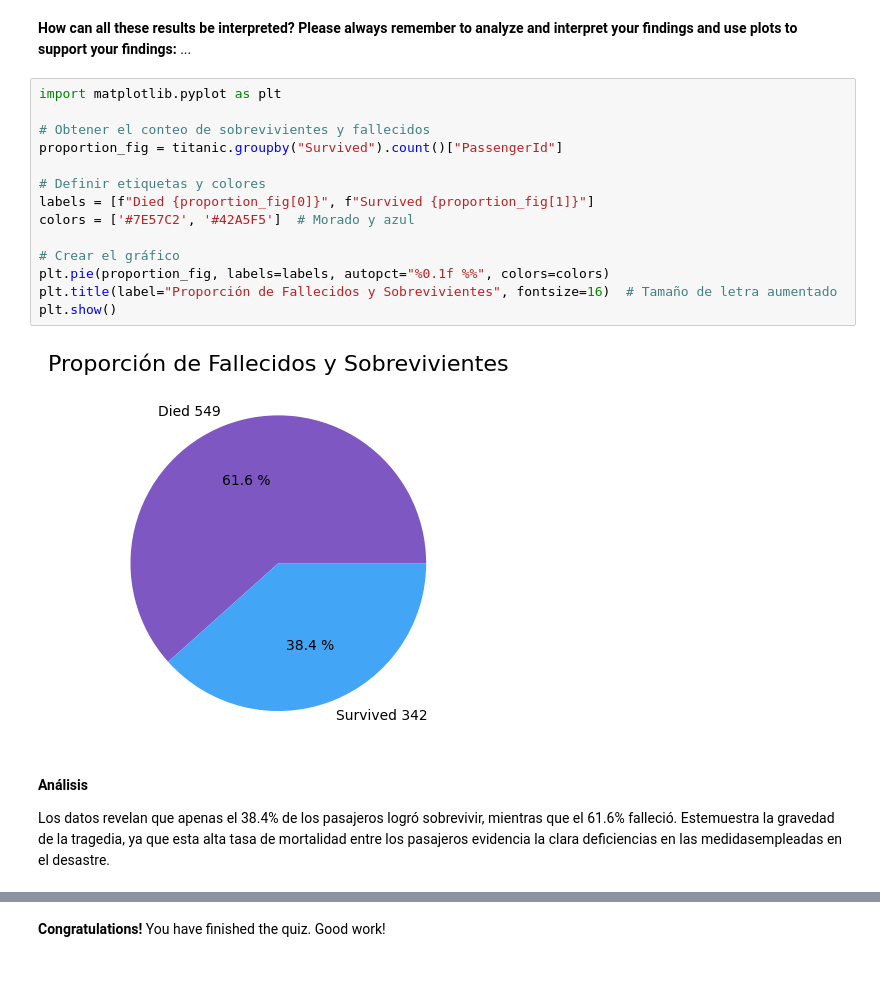
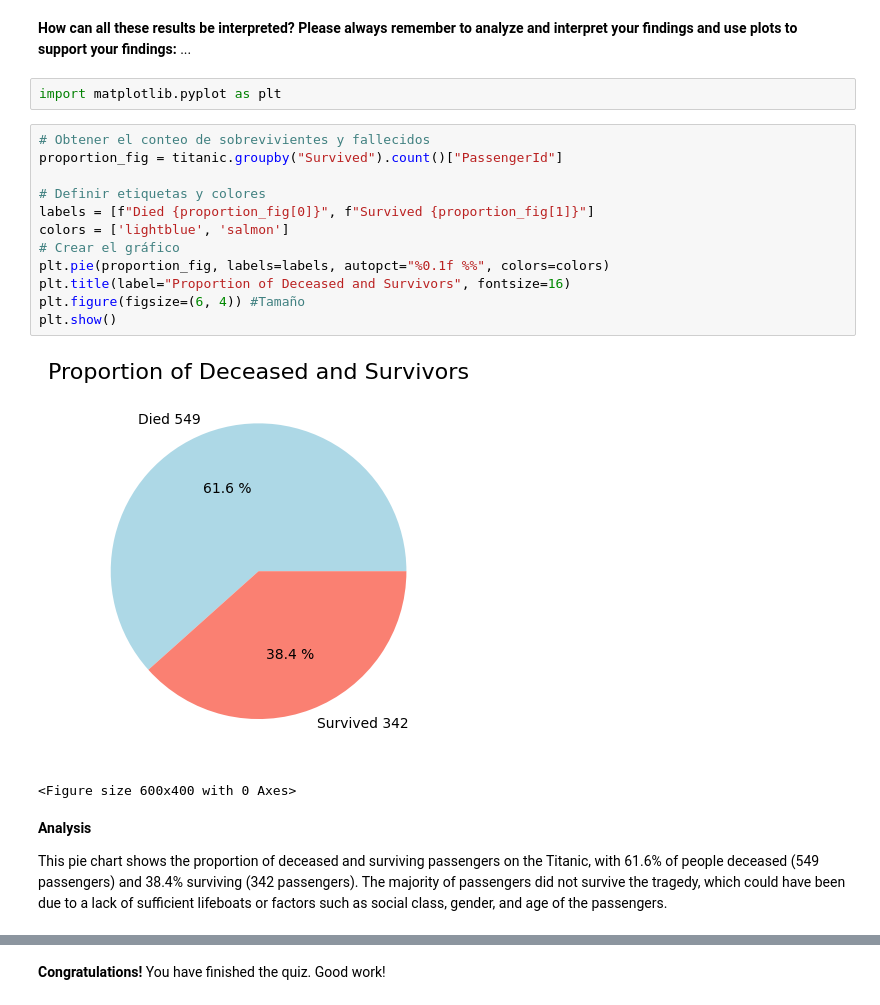
Before and after one commit to marcarvajalma/AlgorithmsUN2024II, a Jupyter notebook: Quiz2/marcarvajalma_Quiz2.ipynb, the cells around one changed output, grey strips where cells are left out. Saved outputs shown, nothing was run; the diff lists cells and outputs as text; blank space fills up the shorter version.

```diff
--- a/Quiz2/marcarvajalma_Quiz2.ipynb
+++ b/Quiz2/marcarvajalma_Quiz2.ipynb
@@ -801,24 +780,25 @@ The output of the above cell should be:
 * *statsmodels.graphics.mosaicplot* has the **`mosaic`** plot analyze one factore versus another factor.
 # %% [markdown]
 **How can all these results be interpreted? Please always remember to analyze and interpret your findings and use plots to support your findings:** ...
+# %%
+import matplotlib.pyplot as plt
 # %%
-import matplotlib.pyplot as plt
-
 # Obtener el conteo de sobrevivientes y fallecidos
 proportion_fig = titanic.groupby("Survived").count()["PassengerId"]
 
 # Definir etiquetas y colores
 labels = [f"Died {proportion_fig[0]}", f"Survived {proportion_fig[1]}"]
-colors = ['#7E57C2', '#42A5F5']  # Morado y azul
-
+colors = ['lightblue', 'salmon']
 # Crear el gráfico
 plt.pie(proportion_fig, labels=labels, autopct="%0.1f %%", colors=colors)
-plt.title(label="Proporción de Fallecidos y Sobrevivientes", fontsize=16)  # Tamaño de letra aumentado
+plt.title(label="Proportion of Deceased and Survivors", fontsize=16)
+plt.figure(figsize=(6, 4)) #Tamaño
 plt.show()
 # %% [output]
-[figure, old version]
+[figure, new version]
+<Figure size 600x400 with 0 Axes>
-# %% [markdown]
-**Análisis**
-
-Los datos revelan que apenas el 38.4% de los pasajeros logró sobrevivir, mientras que el 61.6% falleció. Estemuestra la gravedad de la tragedia, ya que esta alta tasa de mortalidad entre los pasajeros evidencia la clara deficiencias en las medidasempleadas en el desastre.
+# %% [markdown]
+**Analysis**
+
+This pie chart shows the proportion of deceased and surviving passengers on the Titanic, with 61.6% of people deceased (549 passengers) and 38.4% surviving (342 passengers). The majority of passengers did not survive the tragedy, which could have been due to a lack of sufficient lifeboats or factors such as social class, gender, and age of the passengers.
 # %%
```
Also changed, not shown: parts of 14 cells of this notebook.
